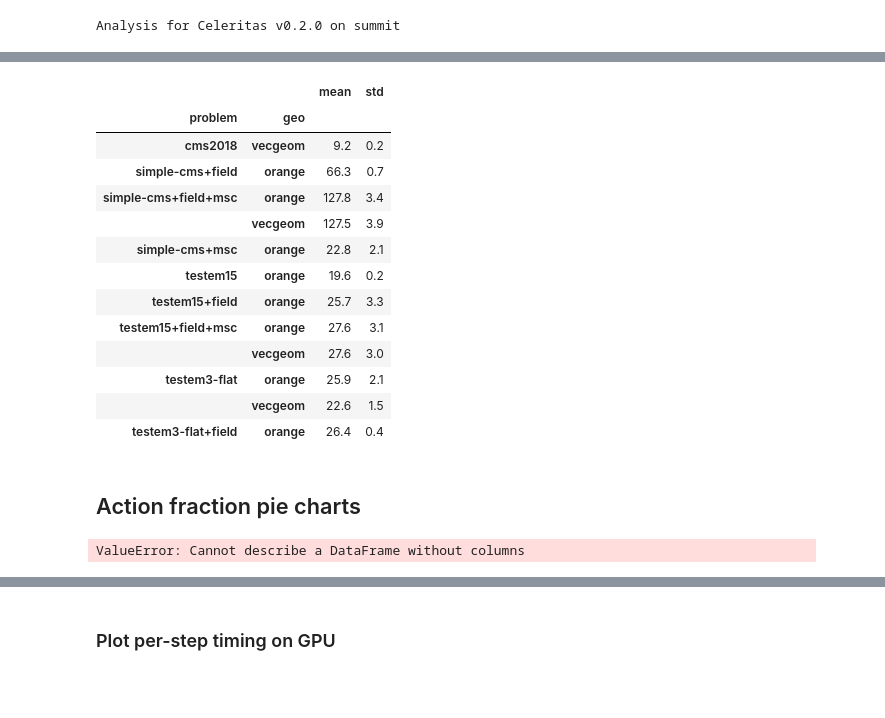
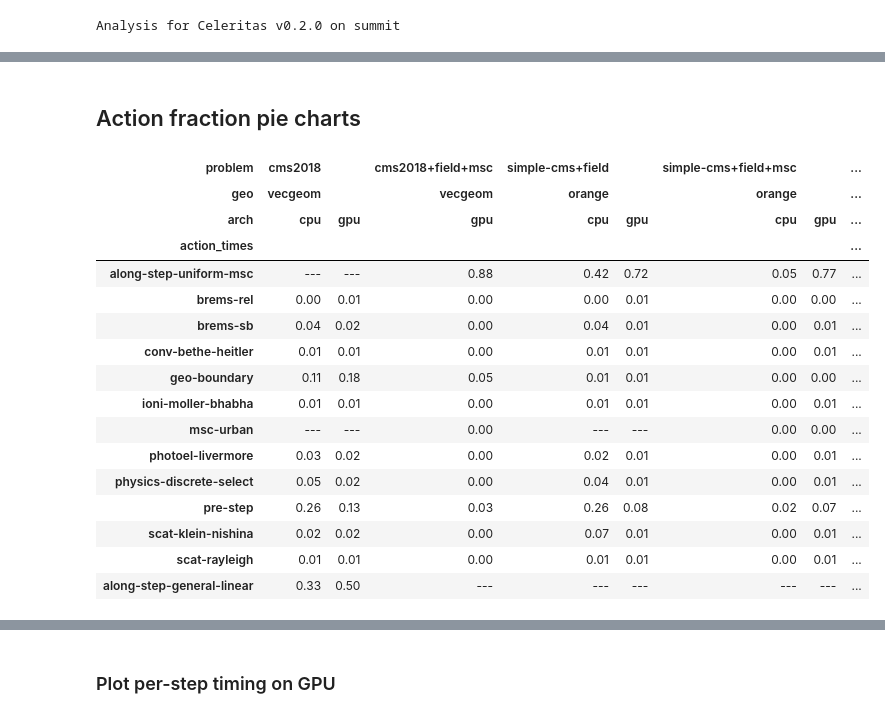
Before and after one commit to celeritas-project/regression, a Jupyter notebook: analysis.ipynb, the cells around one changed output, grey strips where cells are left out. Cells and saved outputs as stored; diff of their text form; code cells hidden in the pictures; blank space fills up the shorter version.

```diff
--- a/analysis.ipynb
+++ b/analysis.ipynb
@@ -208,27 +192,28 @@ occ_ax.set_ylabel("Slot occupancy")
 analyze.annotate_metadata(ax, summit)
 fig.savefig('plots/rate-occupancy.pdf', transparent=True)
 plt.close()
-# %%
-speedup.dropna().style.format("{:.1f}".format)
-# %% [output]
-|  |  | mean | std |
-| problem | geo |  |  |
-| cms2018 | vecgeom | 9.2 | 0.2 |
-| simple-cms+field | orange | 66.3 | 0.7 |
-| simple-cms+field+msc | orange | 127.8 | 3.4 |
-|  | vecgeom | 127.5 | 3.9 |
-| simple-cms+msc | orange | 22.8 | 2.1 |
-| testem15 | orange | 19.6 | 0.2 |
-| testem15+field | orange | 25.7 | 3.3 |
-| testem15+field+msc | orange | 27.6 | 3.1 |
-|  | vecgeom | 27.6 | 3.0 |
-| testem3-flat | orange | 25.9 | 2.1 |
-|  | vecgeom | 22.6 | 1.5 |
-| testem3-flat+field | orange | 26.4 | 0.4 |
-# %% [markdown]
-## Action fraction pie charts
-# %%
-mean_action_times = summit.action_times().xs('mean', axis=1, level=1).T
-mean_action_times.sort_index(inplace=True)
-# %% [output]
-ValueError: Cannot describe a DataFrame without columns
+# %% [markdown]
+## Action fraction pie charts
+# %%
+avg_time = summed[('total_time', 'mean')].T
+mean_action_times = summit.action_times().xs('mean', axis=1, level=1).T
+# %%
+mean_action_times.divide(avg_time, axis=1).dropna(how='all', axis=1).style.format(float_fmt_transform(2))
+# %% [output]
+| problem | cms2018 |  | cms2018+field+msc | simple-cms+field |  | simple-cms+field+msc |  | ... |
+| geo | vecgeom |  | vecgeom | orange |  | orange |  | ... |
+| arch | cpu | gpu | gpu | cpu | gpu | cpu | gpu | ... |
+| action_times |  |  |  |  |  |  |  | ... |
+| along-step-uniform-msc | --- | --- | 0.88 | 0.42 | 0.72 | 0.05 | 0.77 | ... |
+| brems-rel | 0.00 | 0.01 | 0.00 | 0.00 | 0.01 | 0.00 | 0.00 | ... |
+| brems-sb | 0.04 | 0.02 | 0.00 | 0.04 | 0.01 | 0.00 | 0.01 | ... |
+| conv-bethe-heitler | 0.01 | 0.01 | 0.00 | 0.01 | 0.01 | 0.00 | 0.01 | ... |
+| geo-boundary | 0.11 | 0.18 | 0.05 | 0.01 | 0.01 | 0.00 | 0.00 | ... |
+| ioni-moller-bhabha | 0.01 | 0.01 | 0.00 | 0.01 | 0.01 | 0.00 | 0.01 | ... |
+| msc-urban | --- | --- | 0.00 | --- | --- | 0.00 | 0.00 | ... |
+| photoel-livermore | 0.03 | 0.02 | 0.00 | 0.02 | 0.01 | 0.00 | 0.01 | ... |
+| physics-discrete-select | 0.05 | 0.02 | 0.00 | 0.04 | 0.01 | 0.00 | 0.01 | ... |
+| pre-step | 0.26 | 0.13 | 0.03 | 0.26 | 0.08 | 0.02 | 0.07 | ... |
+| scat-klein-nishina | 0.02 | 0.02 | 0.00 | 0.07 | 0.01 | 0.00 | 0.01 | ... |
+| scat-rayleigh | 0.01 | 0.01 | 0.00 | 0.01 | 0.01 | 0.00 | 0.01 | ... |
+| along-step-general-linear | 0.33 | 0.50 | --- | --- | --- | --- | --- | ... |
```
Also changed, not shown: parts of 35 cells of this notebook, 11 other files.
